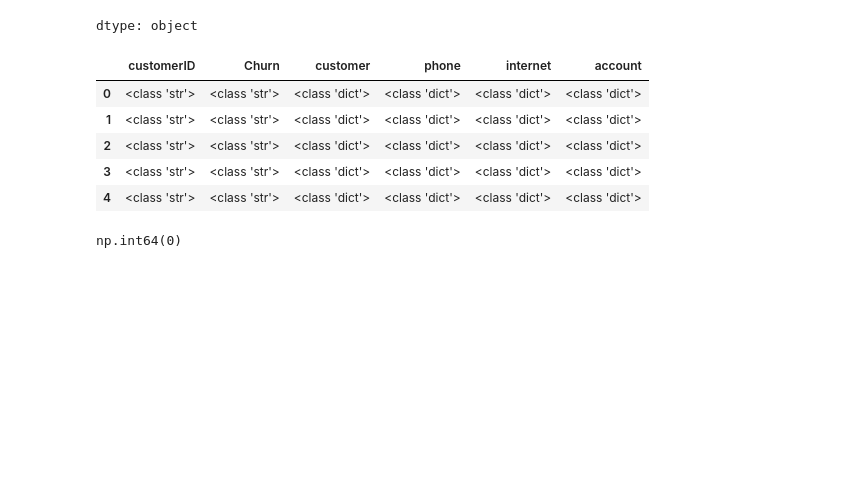
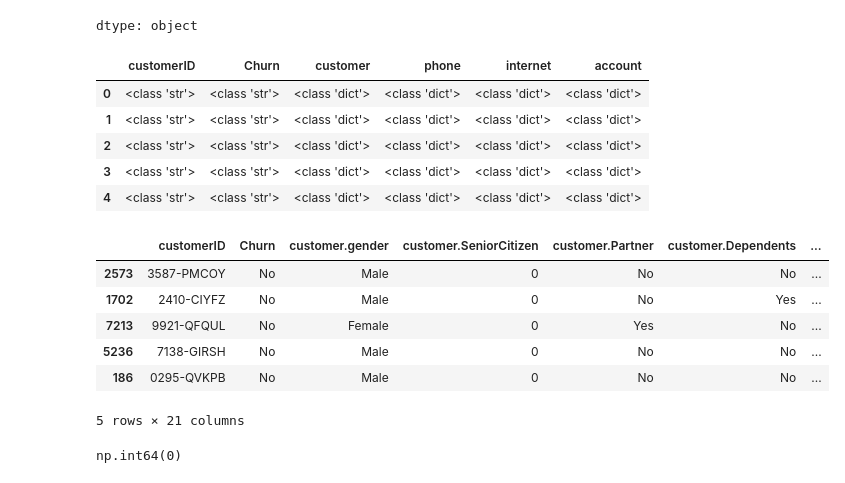
Before and after one commit to yaramirezte/TelecomX_LATAM, a Jupyter notebook: TelecomX_LATAM.ipynb, the cells around one changed output. Cells and saved outputs as stored; diff of their text form; code cells hidden in the pictures; blank space fills up the shorter version.

```diff
--- a/TelecomX_LATAM.ipynb
+++ b/TelecomX_LATAM.ipynb
@@ -103,6 +115,16 @@ datos_TelecomX.map(type).head()
 # pd.json_normalize() Recorre cada diccionario, entra dentro de los diccionarios anidados, saca cada clave interna, crea columnas nuevas usando notación con puntos
 # datos_TelecomX.to_dict(orient="records") - Convierte el DataFrame en una lista de diccionarios, uno por fila.
 datos_TelecomX_normalizados = pd.json_normalize(datos_TelecomX.to_dict(orient="records"))
+# %%
+datos_TelecomX_normalizados.sample(5)
+# %% [output]
+|  | customerID | Churn | customer.gender | customer.SeniorCitizen | customer.Partner | customer.Dependents | ... |
+| 2573 | 3587-PMCOY | No | Male | 0 | No | No | ... |
+| 1702 | 2410-CIYFZ | No | Male | 0 | No | Yes | ... |
+| 7213 | 9921-QFQUL | No | Female | 0 | Yes | No | ... |
+| 5236 | 7138-GIRSH | No | Male | 0 | No | No | ... |
+| 186 | 0295-QVKPB | No | Male | 0 | No | No | ... |
+5 rows × 21 columns
 # %%
 datos_TelecomX_normalizados.duplicated().sum()
 # %% [output]
```
Also changed, not shown: parts of 9 cells of this notebook.
